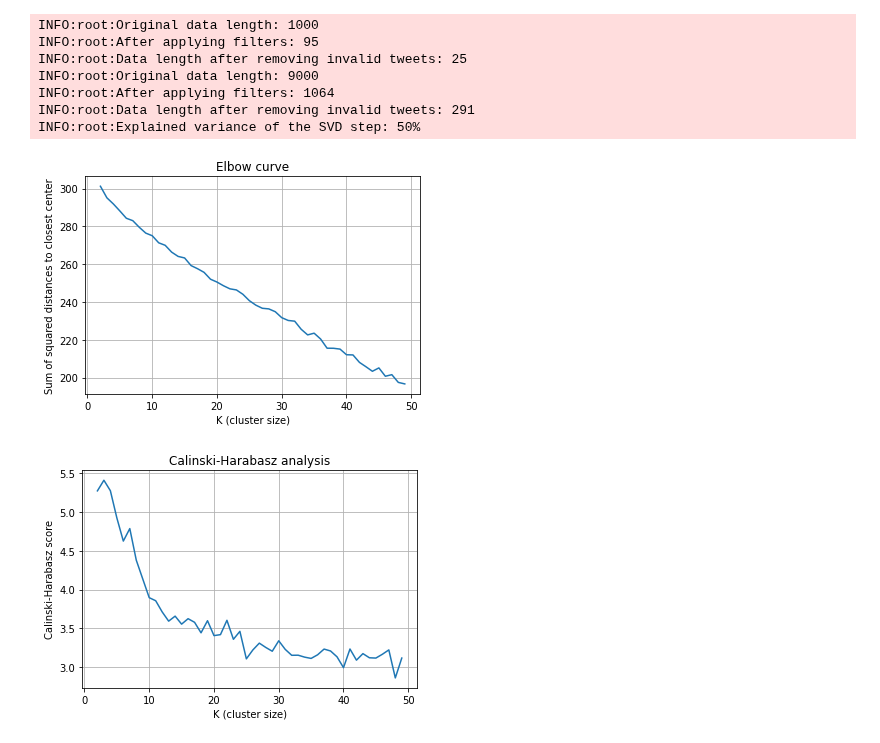
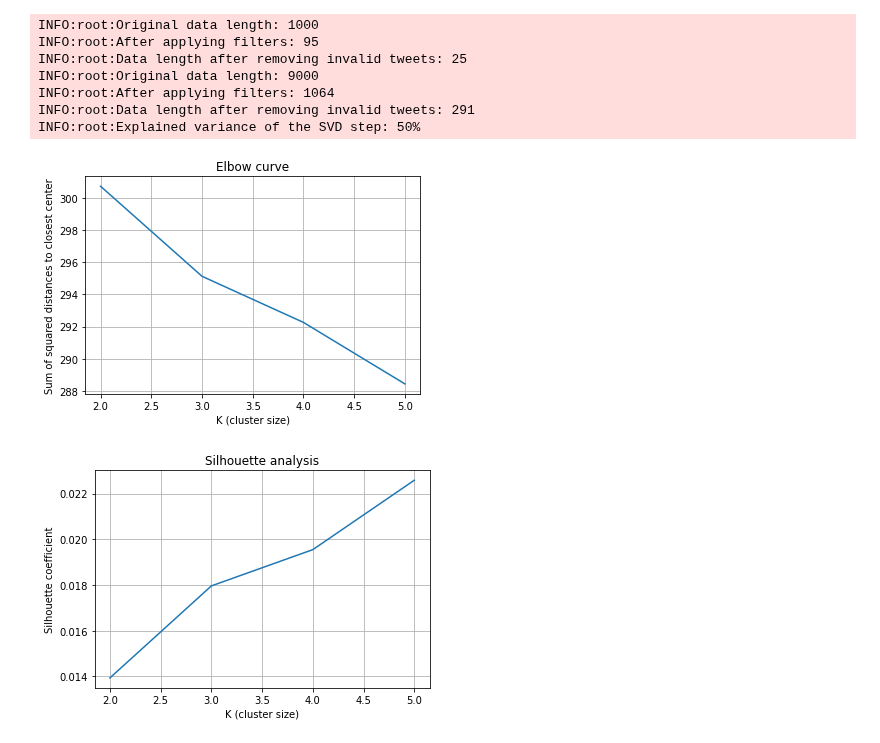
Before and after one commit to delftcrowd/smart_rejector_for_hate_speech, a Jupyter notebook: code/costs/sem_eval_hs_grp_ag.ipynb, the cells around one changed output. Cells and saved outputs as stored; diff of their text form; code cells hidden in the pictures.

Commit message:
Use correct cluster sizes

```diff
--- a/code/costs/sem_eval_hs_grp_ag.ipynb
+++ b/code/costs/sem_eval_hs_grp_ag.ipynb
@@ -28,12 +27,13 @@ INFO:root:Data length after removing invalid tweets: 291
 INFO:root:Explained variance of the SVD step: 50%
 # %%
 %matplotlib inline
-km.plot_elbow_curve(max_k=50, X=X)
+# Lower values are better
+km.plot_elbow_curve(max_k=5, X=X)
 # %% [output]
-[figure, old version]
+[figure, new version]
 # %%
 %matplotlib inline
-# Higher values are better, when clusters are dense and well separated
-km.plot_calinski_harabasz_analysis(max_k=50, X=X)
+# Higher values are better
+km.plot_silhouette_analysis(max_k=5, X=X)
 # %% [output]
-[figure, old version]
+[figure, new version]
```
Also changed, not shown: parts of 7 cells of this notebook, 5 other files.
